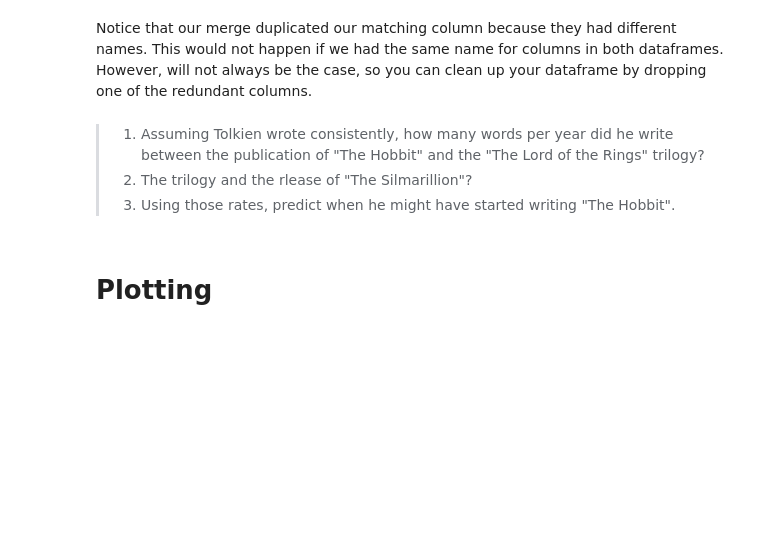
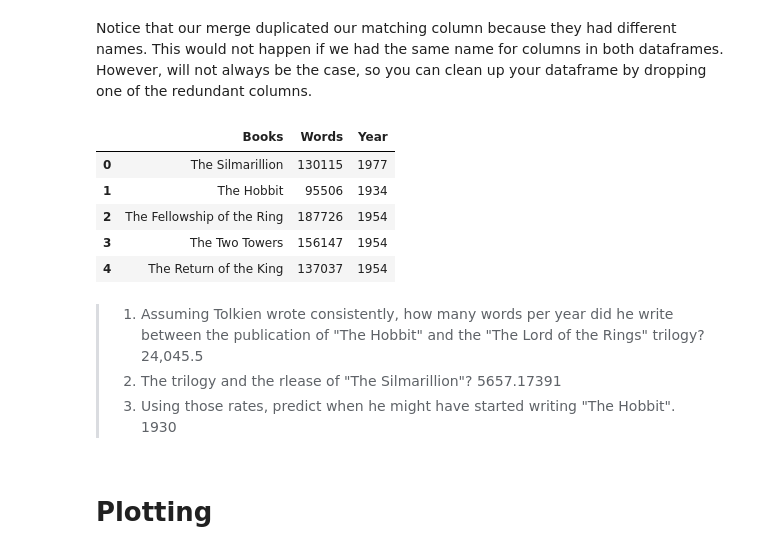
Before and after one commit to AnishSenthilkumar/ds_1300_notebooks, a Jupyter notebook: work/01_assignment.ipynb, the cells around one changed output. Cells and saved outputs as stored; diff of their text form; code cells hidden in the pictures; blank space fills up the shorter version.

```diff
--- a/work/01_assignment.ipynb
+++ b/work/01_assignment.ipynb
@@ -476,11 +567,18 @@ pd.merge(df,dates, left_on="Books", right_on="Name", how = 'inner')
 Notice that our merge duplicated our matching column because they had different names. This would not happen if we had the same name for columns in both dataframes. However, will not always be the case, so you can clean up your dataframe by dropping one of the redundant columns.
 # %%
 merged = pd.merge(df,dates, left_on="Books", right_on="Name", how = 'inner').drop(columns=['Name'])
-merged
+merg
+# %% [output]
+|  | Books | Words | Year |
+| 0 | The Silmarillion | 130115 | 1977 |
+| 1 | The Hobbit | 95506 | 1934 |
+| 2 | The Fellowship of the Ring | 187726 | 1954 |
+| 3 | The Two Towers | 156147 | 1954 |
+| 4 | The Return of the King | 137037 | 1954 |
 # %% [markdown]
-> 1) Assuming Tolkien wrote consistently, how many words per year did he write between the publication of "The Hobbit" and the "The Lord of the Rings" trilogy?
-> 2) The trilogy and the rlease of "The Silmarillion"?
-> 3) Using those rates, predict when he might have started writing "The Hobbit".
+> 1) Assuming Tolkien wrote consistently, how many words per year did he write between the publication of "The Hobbit" and the "The Lord of the Rings" trilogy? 24,045.5
+> 2) The trilogy and the rlease of "The Silmarillion"? 5657.17391
+> 3) Using those rates, predict when he might have started writing "The Hobbit". 1930
 # %% [markdown]
 # Plotting
 # %% [markdown]
```
Also changed, not shown: parts of 26 cells of this notebook.
